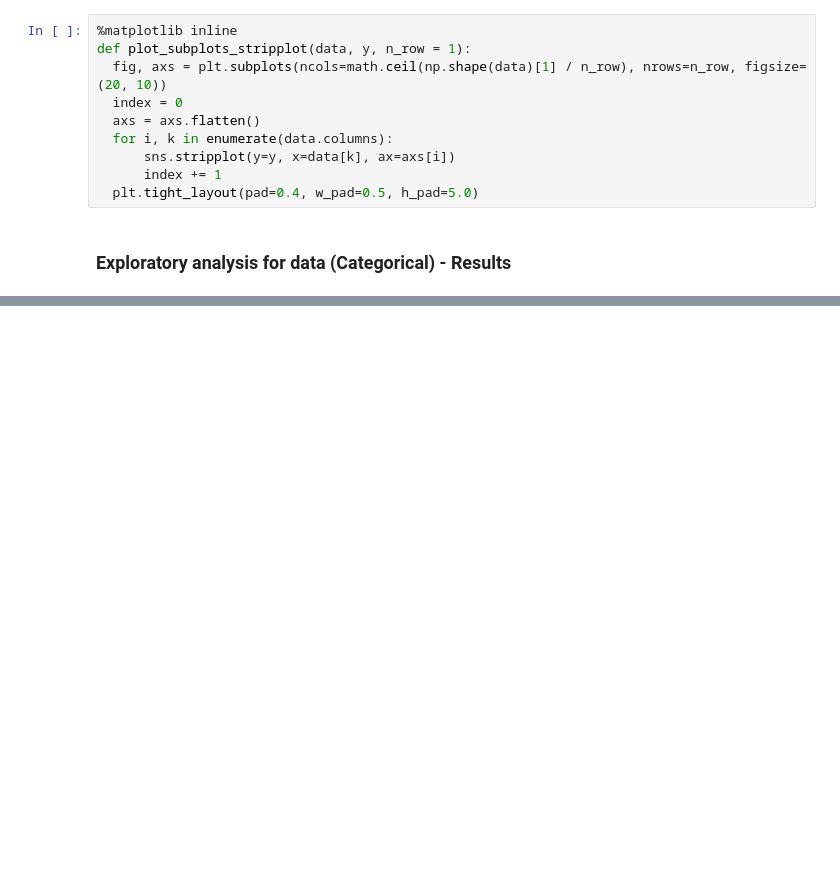
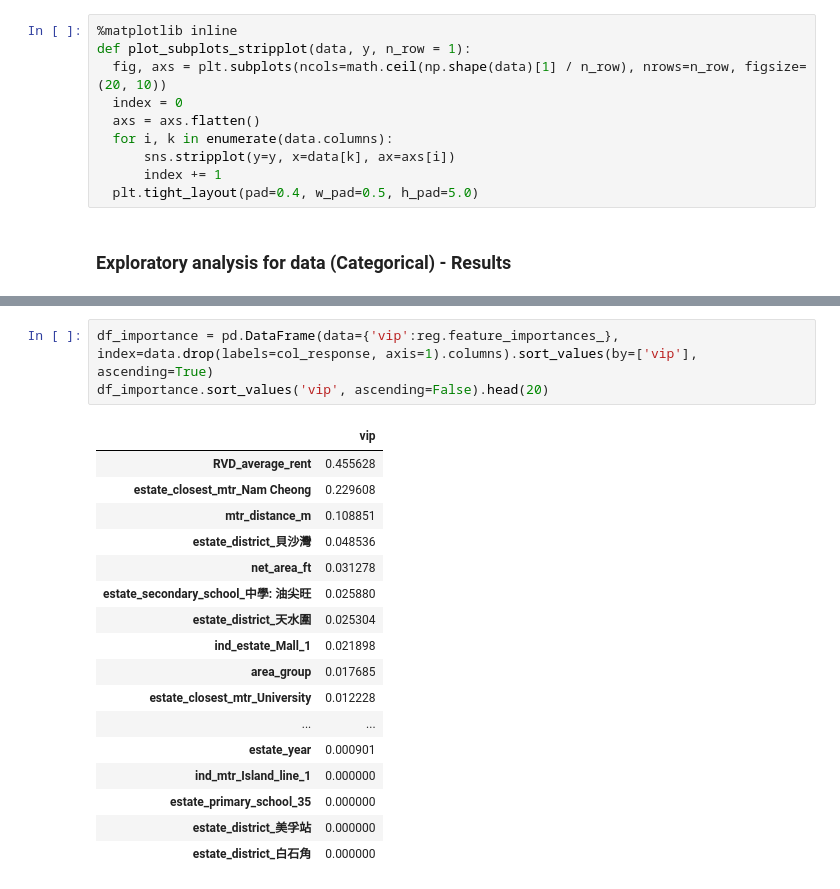
Before and after one commit to dan-76/das2022_display, a Jupyter notebook: The_rental_transaction_dataset.ipynb, the cells around one changed output, grey strips where cells are left out. Drawn from its saved outputs; the diff is of its cells as text; blank space fills up the shorter version.

```diff
--- a/The_rental_transaction_dataset.ipynb
+++ b/The_rental_transaction_dataset.ipynb
@@ -360,0 +433,21 @@ _ = tree.plot_tree(dtr, feature_names=X.columns, filled=True)
+# %%
+df_importance = pd.DataFrame(data={'vip':reg.feature_importances_}, index=data.drop(labels=col_response, axis=1).columns).sort_values(by=['vip'], ascending=True)
+df_importance.sort_values('vip', ascending=False).head(20)
+# %% [output]
+|  | vip |
+| RVD_average_rent | 0.455628 |
+| estate_closest_mtr_Nam Cheong | 0.229608 |
+| mtr_distance_m | 0.108851 |
+| estate_district_貝沙灣 | 0.048536 |
+| net_area_ft | 0.031278 |
+| estate_secondary_school_中學: 油尖旺 | 0.025880 |
+| estate_district_天水圍 | 0.025304 |
+| ind_estate_Mall_1 | 0.021898 |
+| area_group | 0.017685 |
+| estate_closest_mtr_University | 0.012228 |
+| ... | ... |
+| estate_year | 0.000901 |
+| ind_mtr_Island_line_1 | 0.000000 |
+| estate_primary_school_35 | 0.000000 |
+| estate_district_美孚站 | 0.000000 |
+| estate_district_白石角 | 0.000000 |
```
Also changed, not shown: parts of 58 cells of this notebook.
